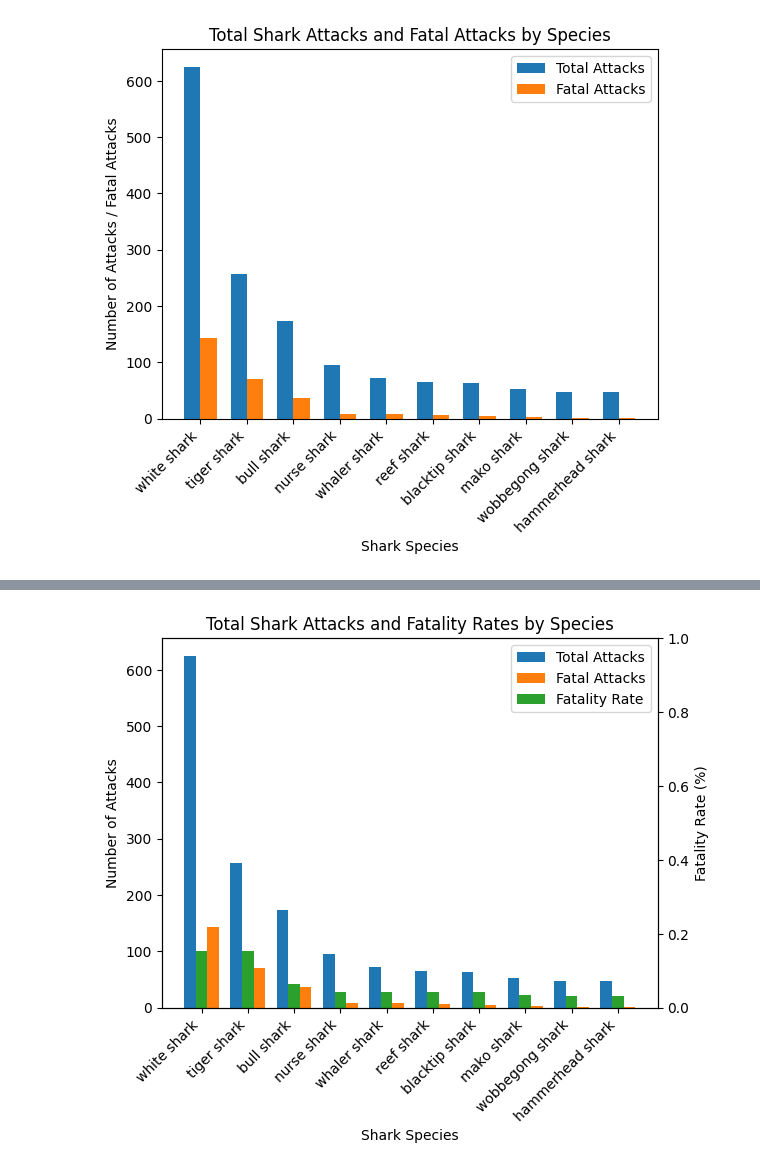
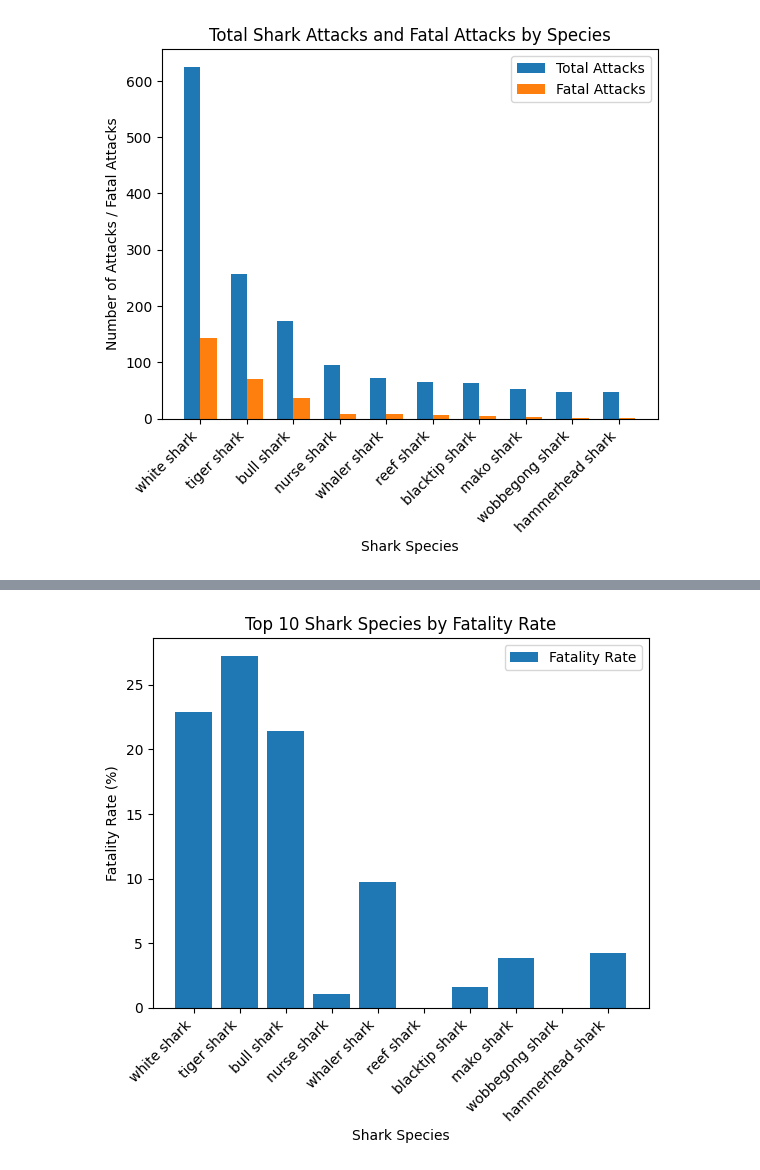
Before and after one commit to MevrouwHelderder/Assignments, a Jupyter notebook: Assignment_Shark_Attack.ipynb, the cells around one changed output, grey strips where cells are left out. Cells and saved outputs as stored; diff of their text form; code cells hidden in the pictures.

```diff
--- a/Assignment_Shark_Attack.ipynb
+++ b/Assignment_Shark_Attack.ipynb
@@ -786,0 +764,6 @@ plt.show()
+# %%
+# Fatality rate percentage per species, for all species, replace null values with 0
+fatality_rate = (fatal_attacks / total_attacks * 100).round(2).fillna(0)
+# Show the fatality rate for the species we just found
+top_fatality_rate = fatality_rate.loc[top_total_attacks.index.values]
+top_fatality_rate
@@ -787,39 +783,25 @@ plt.show()
 # %%
-# Looking at the fatality rate versus the total attacks
-
-# Defining the data to plot
-# Set species as the index
-species = top_total_attacks.index.values
-total_attacks = top_total_attacks.values
+# Define the data to plot
+species = top_fatality_rate.index.values
 fatality_rates = top_fatality_rate.values
-fatal_attacks = top_fatal_attacks.values
 
 # Define the figure and axis objects
 fig, ax = plt.subplots()
 
-# Add a secondary y-axis
-ax2 = ax.twinx()
+# Define the locations for the bars
+x = range(len(species))
 
-# Define the locations for the bars so I can place both bars next to each other
-x = np.arange(len(species))
-
-# Define the width of each bar
-bar_width = 0.25
-
-# Plotting the bars
-total_bar = ax.bar(x - bar_width, total_attacks, bar_width, label="Total Attacks")
-fatal_bar = ax.bar(x + bar_width, fatal_attacks, bar_width, label="Fatal Attacks")
-rate_bar = ax.bar(x, fatality_rates, bar_width, label="Fatality Rate")
+# Plot the fatality rate bars
+fatality_bar = ax.bar(x, fatality_rates, bar_width, label="Fatality Rate")
 
 # Add cosmetics
 ax.set_xlabel("Shark Species")
-ax.set_ylabel("Number of Attacks")
-ax2.set_ylabel("Fatality Rate (%)")
-ax.set_title("Total Shark Attacks and Fatality Rates by Species")
+ax.set_ylabel("Fatality Rate (%)")
+ax.set_title("Top 10 Shark Species by Fatality Rate")
 ax.set_xticks(x)
 ax.set_xticklabels(species, rotation=45, ha="right")
 ax.legend()
 
 plt.show()
 # %% [output]
-[figure, old version]
+[figure, new version]
```
Also changed, not shown: parts of 16 cells of this notebook.
